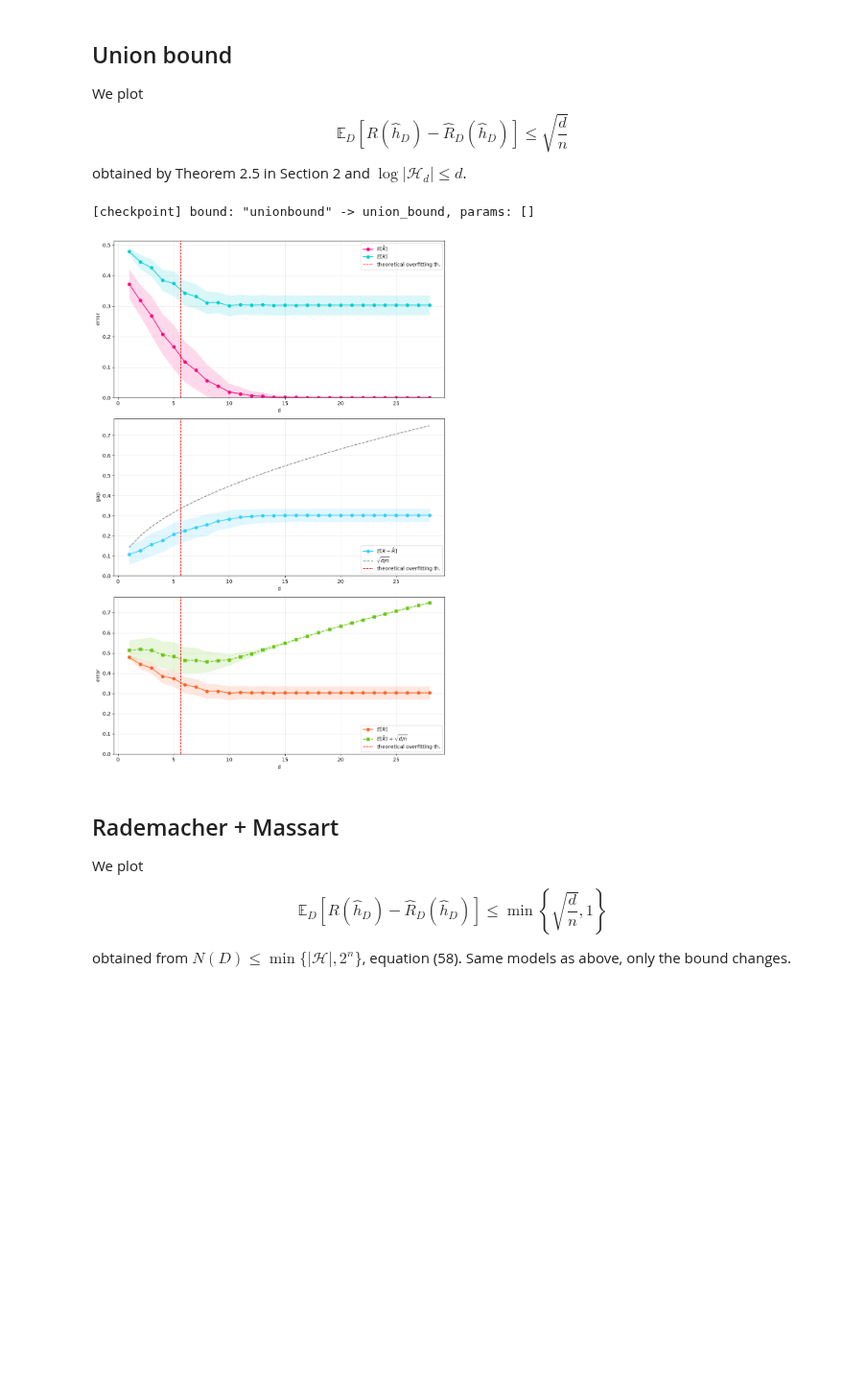
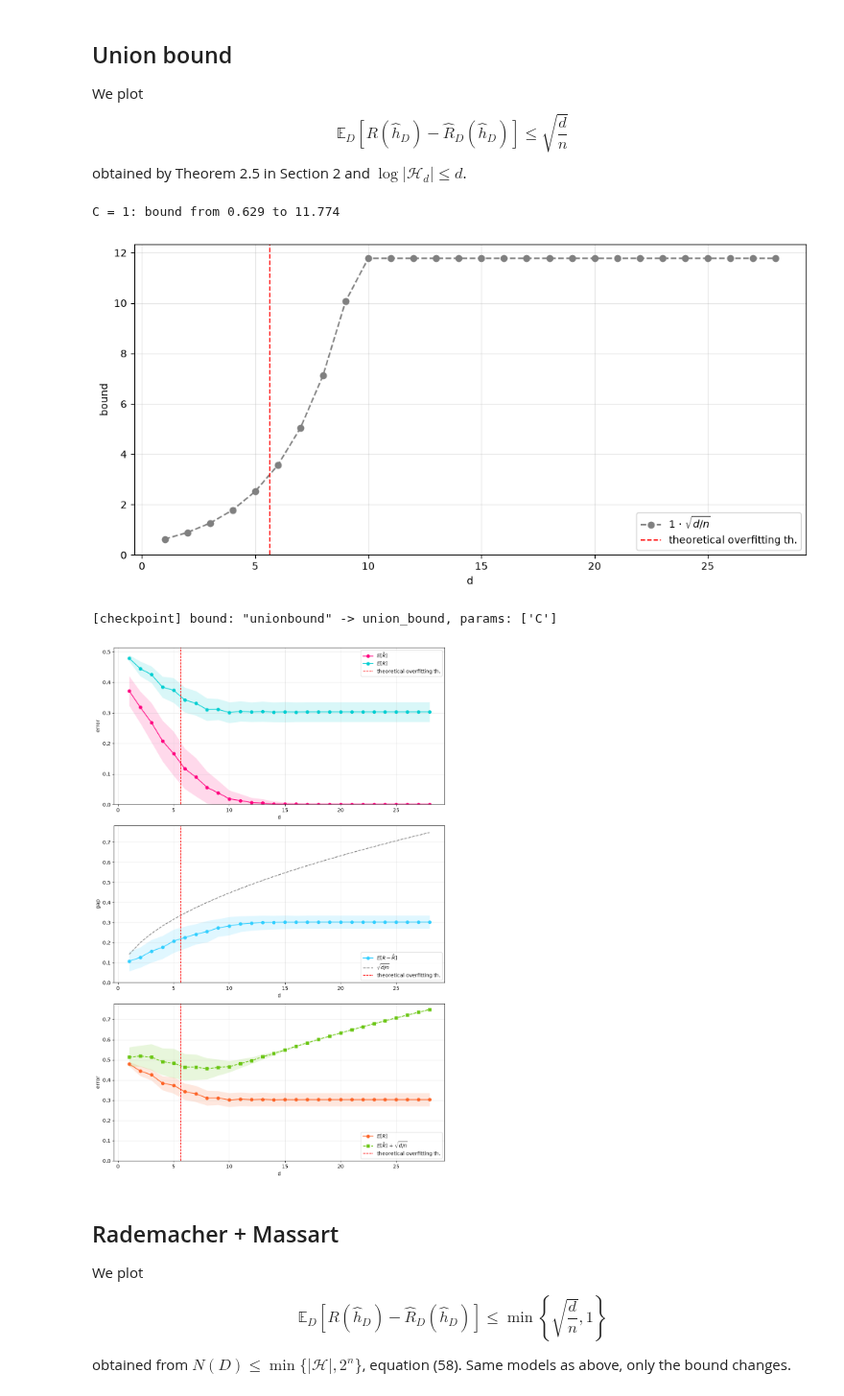
Before and after one commit to matildedol/tesi, a Jupyter notebook: source/experiments.ipynb, the cells around one changed output. Shown at 96% size. Cells and saved outputs as stored; diff of their text form; code cells hidden in the pictures; blank space fills up the shorter version.

Commit message:
allow for constants multiplying bounds. still to be solved.

```diff
--- a/source/experiments.ipynb
+++ b/source/experiments.ipynb
@@ -21,6 +21,10 @@ my_nums_crossings = [5, 10, 50]
 # bernoulli noise (best risk)
 noise_p = 0.8
 my_noise_ps = [0.6, 0.8, 0.95]
+# constants in front of the bounds
+C_unionbound = 1
+C_rademmassart = 1
+C_noiseapproxerr = 1
 
 from functools import partial
 from scipy.stats import norm
@@ -58,6 +62,23 @@ We plot
 \mathbb E_D[R(\hat h_D) - \hat R_D(\hat h_D)] \le \sqrt{\frac{d}{n}}
 \end{equation}
 obtained by Theorem 2.5 in Section 2 and $\log \vert\mathcal H_d\vert \le d$.
+# %%
+# find C for convenient scaling of the bound
+# only the bound, no models to fit: compare its range with the empirical gap (pic1)
+bound = np.vectorize(union_bound)(depths, data_size_tr, C = C_unionbound)
+print(f'C = {C_unionbound}: bound from {bound.min():.3f} to {bound.max():.3f}')
+
+fig, ax = plt.subplots(figsize=(10, 5))
+ax.plot(depths, bound, color='gray', linestyle='--', marker='o', label=rf'{C_unionbound} $\cdot$ ' + BOUND_LABELS["unionbound"])
+ax.axvline(np.log2(data_size_tr), color='red', linestyle='--', linewidth=1.2, label='theoretical overfitting th.')
+ax.set_ylim(bottom=0)
+ax.set_xlabel('d'); ax.set_ylabel('bound')
+ax.legend(); ax.grid(True, alpha=0.3)
+plt.tight_layout()
+plt.show()
+# %% [output]
+C = 1: bound from 0.629 to 11.774
+[figure, added]
 # %%
 # build test set
 x_test = sample_x(data_size_test, supp_size)
@@ -72,13 +93,13 @@ hat_Rs, Rs, gaps, std_hat_Rs, std_Rs, std_gaps, predictions, x, y, x_grid = main
 fig, axs = plt.subplots(3, 1, figsize=(10, 15))
 plots(hat_Rs, Rs, gaps, std_hat_Rs=std_hat_Rs, std_Rs=std_Rs, std_gaps=std_gaps,
       n = data_size_tr, noise_type = "gaussian", sigma = noise_sigma, T = num_iter, model = mymodel,
-      axes = axs, bound_name = "unionbound", bound_params = {}
+      axes = axs, bound_name = "unionbound", bound_params = {"C": C_unionbound}
       )
 plt.tight_layout()
 fig.savefig(out_dir + 'pic1.png', bbox_inches='tight')
 plt.show()
 # %% [output]
-[checkpoint] bound: "unionbound" -> union_bound, params: []
+[checkpoint] bound: "unionbound" -> union_bound, params: ['C']
 [figure]
 # %% [markdown]
 ## Rademacher + Massart
```
Also changed, not shown: parts of 7 cells of this notebook, 1 other file.
